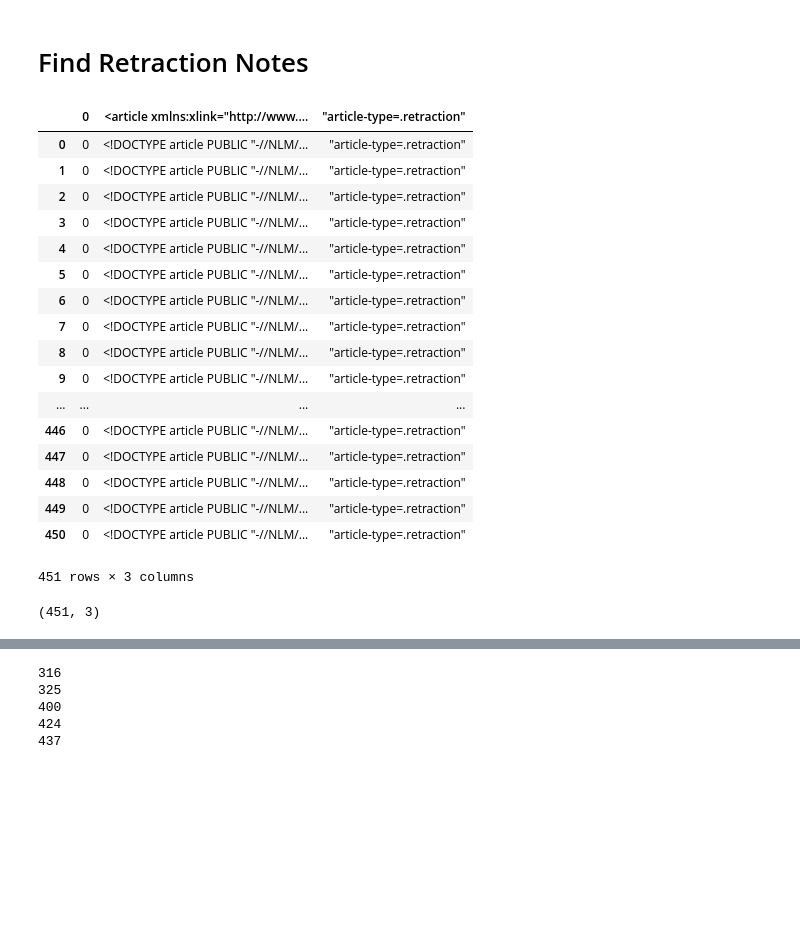
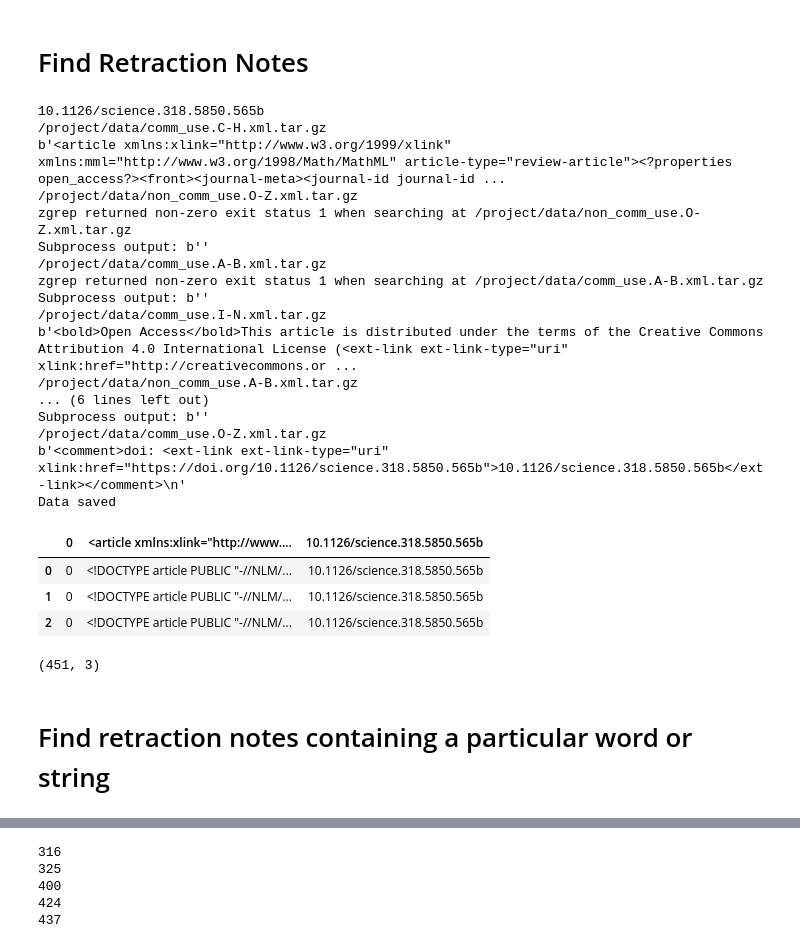
Before and after one commit to dciudadr/eLife_retractions, a Jupyter notebook: retract3.ipynb, the cells around one changed output, grey strips where cells are left out. Cells and saved outputs as stored; diff of their text form; code cells hidden in the pictures; blank space fills up the shorter version.

```diff
--- a/retract3.ipynb
+++ b/retract3.ipynb
@@ -22,15 +22,15 @@ import glob
 import pandas as pd
 
 
-out_tsv = '/project/eLife_retractions/retraction_alljournal.csv'
+out_tsv = '/project/eLife_retractions/retraction_science_PMIC_17962537.csv'
 
 # DOI_list = ['Expression of Concern', 'Retraction Note', 'Retraction', 'Widthdrawn', 'Scientific misconduct']
-string_list = ['"article-type=.retraction"'] # ""[">Retraction Note<"] #['0.1186/1475-2867-12-21']  #
+string_list = ["10.1126/science.318.5850.565b"] #['"article-type=.retraction"'] # ""[">Retraction Note<"] #['0.1186/1475-2867-12-21']  #
 
 for string in string_list:
     print(string)
     string_in  = " "
-    for filename in glob.iglob('/project/eLife_retractions/*.xml.tar.gz'):
+    for filename in glob.iglob('/project/data/*.xml.tar.gz'):
         try:
             print('%s' % filename)
             just_filename = filename.replace('/project/retractions/', ' ')
@@ -57,32 +57,39 @@ for string in string_list:
 
     df.to_csv(out_tsv,header=False, mode='a', sep='\t', encoding='utf-8')
     print("Data saved")
+# %% [output]
+10.1126/science.318.5850.565b
+/project/data/comm_use.C-H.xml.tar.gz
+b'<article xmlns:xlink="http://www.w3.org/1999/xlink" xmlns:mml="http://www.w3.org/1998/Math/MathML" article-type="review-article"><?properties open_access?><front><journal-meta><journal-id journal-id ...
+/project/data/non_comm_use.O-Z.xml.tar.gz
+zgrep returned non-zero exit status 1 when searching at /project/data/non_comm_use.O-Z.xml.tar.gz
+Subprocess output: b''
+/project/data/comm_use.A-B.xml.tar.gz
+zgrep returned non-zero exit status 1 when searching at /project/data/comm_use.A-B.xml.tar.gz
+Subprocess output: b''
+/project/data/comm_use.I-N.xml.tar.gz
+b'<bold>Open Access</bold>This article is distributed under the terms of the Creative Commons Attribution 4.0 International License (<ext-link ext-link-type="uri" xlink:href="http://creativecommons.or ...
+/project/data/non_comm_use.A-B.xml.tar.gz
+... (6 lines left out)
+Subprocess output: b''
+/project/data/comm_use.O-Z.xml.tar.gz
+b'<comment>doi: <ext-link ext-link-type="uri" xlink:href="https://doi.org/10.1126/science.318.5850.565b">10.1126/science.318.5850.565b</ext-link></comment>\n'
+Data saved
 # %%
-df = pd.read_csv('/project/eLife_retractions/retraction_alljournal.csv', sep = '\t')
-df
+
+#df = pd.read_csv('/project/eLife_retractions/retraction_alljournal.csv', sep = '\t')
+df = pd.read_csv('/project/eLife_retractions/retraction_science_PMIC_17962537.csv',  sep = '\t')
 # %% [output]
-|  | 0 | <article xmlns:xlink="http://www.... | "article-type=.retraction" |
-| 0 | 0 | <!DOCTYPE article PUBLIC "-//NLM/... | "article-type=.retraction" |
-| 1 | 0 | <!DOCTYPE article PUBLIC "-//NLM/... | "article-type=.retraction" |
-| 2 | 0 | <!DOCTYPE article PUBLIC "-//NLM/... | "article-type=.retraction" |
-| 3 | 0 | <!DOCTYPE article PUBLIC "-//NLM/... | "article-type=.retraction" |
-| 4 | 0 | <!DOCTYPE article PUBLIC "-//NLM/... | "article-type=.retraction" |
-| 5 | 0 | <!DOCTYPE article PUBLIC "-//NLM/... | "article-type=.retraction" |
-| 6 | 0 | <!DOCTYPE article PUBLIC "-//NLM/... | "article-type=.retraction" |
-| 7 | 0 | <!DOCTYPE article PUBLIC "-//NLM/... | "article-type=.retraction" |
-| 8 | 0 | <!DOCTYPE article PUBLIC "-//NLM/... | "article-type=.retraction" |
-| 9 | 0 | <!DOCTYPE article PUBLIC "-//NLM/... | "article-type=.retraction" |
-| ... | ... | ... | ... |
-| 446 | 0 | <!DOCTYPE article PUBLIC "-//NLM/... | "article-type=.retraction" |
-| 447 | 0 | <!DOCTYPE article PUBLIC "-//NLM/... | "article-type=.retraction" |
-| 448 | 0 | <!DOCTYPE article PUBLIC "-//NLM/... | "article-type=.retraction" |
-| 449 | 0 | <!DOCTYPE article PUBLIC "-//NLM/... | "article-type=.retraction" |
-| 450 | 0 | <!DOCTYPE article PUBLIC "-//NLM/... | "article-type=.retraction" |
+|  | 0 | <article xmlns:xlink="http://www.... | 10.1126/science.318.5850.565b |
+| 0 | 0 | <!DOCTYPE article PUBLIC "-//NLM/... | 10.1126/science.318.5850.565b |
+| 1 | 0 | <!DOCTYPE article PUBLIC "-//NLM/... | 10.1126/science.318.5850.565b |
+| 2 | 0 | <!DOCTYPE article PUBLIC "-//NLM/... | 10.1126/science.318.5850.565b |
-451 rows × 3 columns
 # %%
 df.shape
 # %% [output]
 (451, 3)
+# %% [markdown]
+# Find retraction notes containing a particular word or string
 # %%
 import re
 
```
Also changed, not shown: parts of 17 cells of this notebook, 4 other files.
